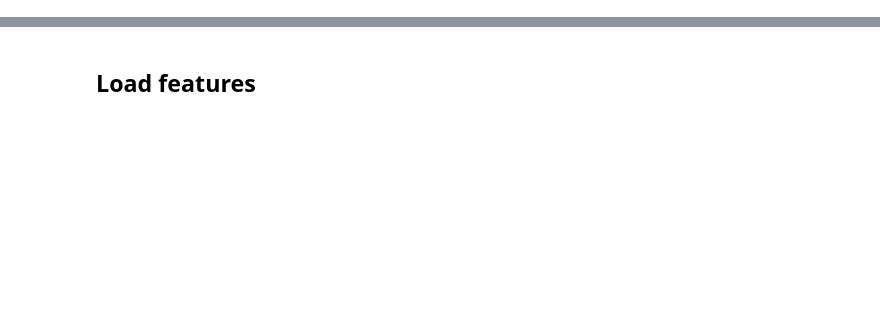
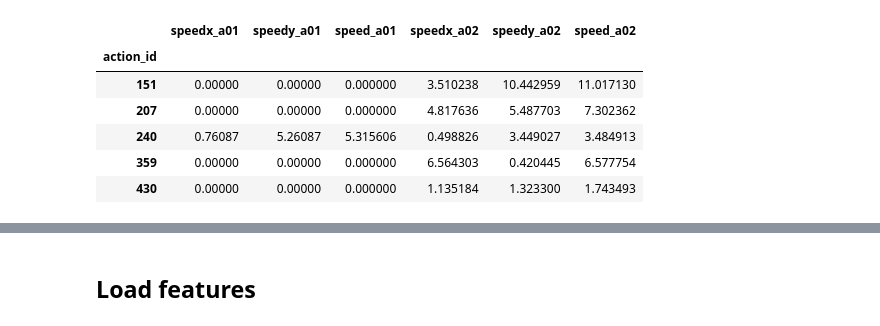
Before and after one commit to ML-KULeuven/soccer_xg, a Jupyter notebook: notebooks/3-computing-and-storing-features.ipynb, the cells around one changed output, grey strips where cells are left out. Cells and saved outputs as stored; diff of their text form; code cells hidden in the pictures; blank space fills up the shorter version.

```diff
--- a/notebooks/3-computing-and-storing-features.ipynb
+++ b/notebooks/3-computing-and-storing-features.ipynb
@@ -43,0 +30,4 @@ FRA 1718
+# %%
+game = dataset.games().loc[3890561]
+actions = spadl.utils.add_names(dataset.actions(game_id=3890561))
+events = dataset.events(game_id=3890561)
@@ -43,0 +38,10 @@ FRA 1718
+# %%
+# convert action to Left-to-Right orientation
+ltr_actions = spadl.utils.play_left_to_right(actions, game.home_team_id)
+# get actions corresponding to shots
+shot_mask = (
+    actions.type_name.isin(["shot", "shot_penalty", "shot_freekick"])
+    & ~actions.result_name.isin(["owngoal", "offside"])
+)
+# compute feature
+fs.shot_dist(ltr_actions, shot_mask).head()
@@ -43,0 +60,16 @@ FRA 1718
+# %%
+# convert actions to Left-to-Right gamestates
+gamestates = vaep.features.gamestates(actions, nb_prev_actions=3)
+ltr_gamestates = vaep.features.play_left_to_right(gamestates, game.home_team_id)
+# get gamestates corresponding to shots
+shot_gamestates = [states.loc[shot_mask] for states in ltr_gamestates]
+# compute feature
+fs.speed(shot_gamestates).head()
+# %% [output]
+|  | speedx_a01 | speedy_a01 | speed_a01 | speedx_a02 | speedy_a02 | speed_a02 |
+| action_id |  |  |  |  |  |  |
+| 151 | 0.00000 | 0.00000 | 0.000000 | 3.510238 | 10.442959 | 11.017130 |
+| 207 | 0.00000 | 0.00000 | 0.000000 | 4.817636 | 5.487703 | 7.302362 |
+| 240 | 0.76087 | 5.26087 | 5.315606 | 0.498826 | 3.449027 | 3.484913 |
+| 359 | 0.00000 | 0.00000 | 0.000000 | 6.564303 | 0.420445 | 6.577754 |
+| 430 | 0.00000 | 0.00000 | 0.000000 | 1.135184 | 1.323300 | 1.743493 |
```
Also changed, not shown: parts of 26 cells of this notebook.
